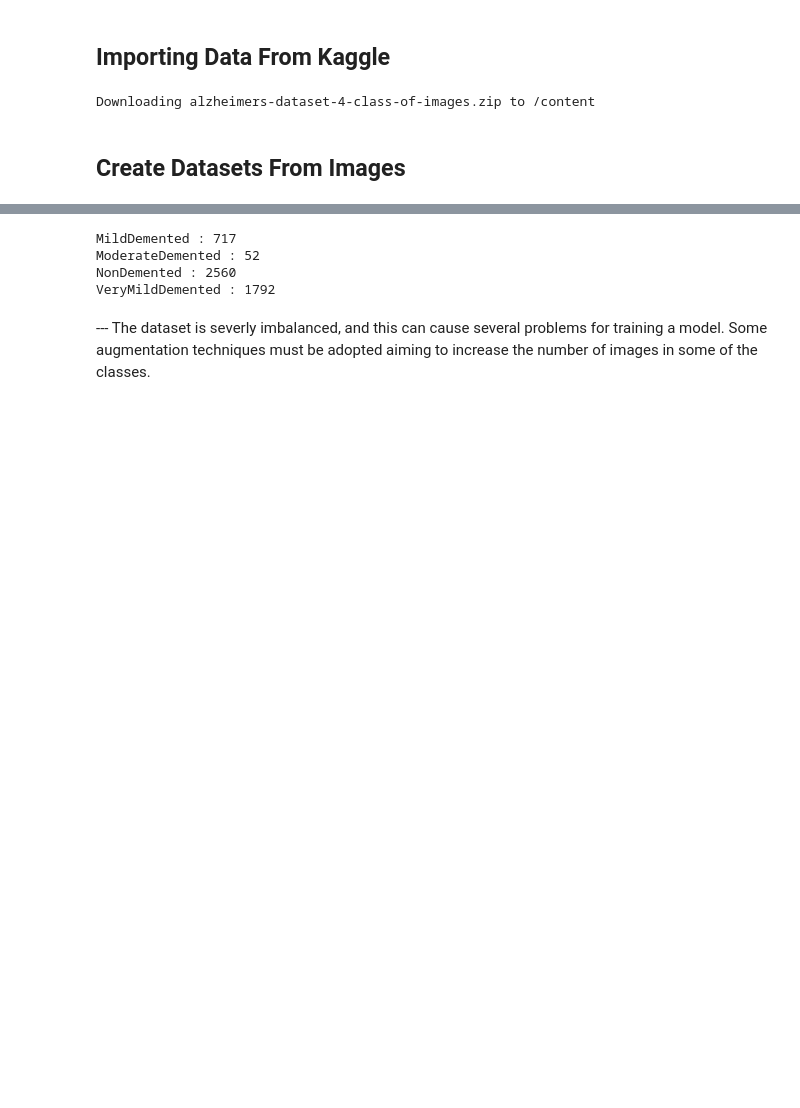
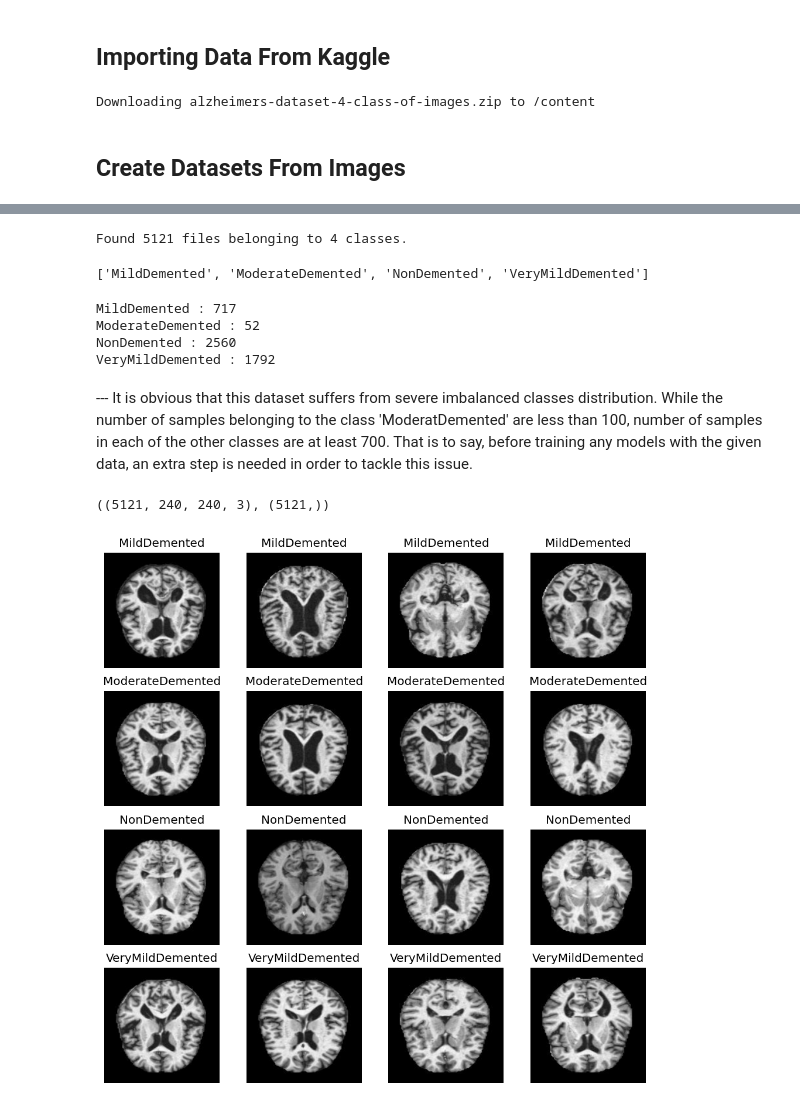
Before and after one commit to MostafaJahanian/DL_Projects, a Jupyter notebook: alzheimer_brain_images_classification_using_cnn.ipynb, the cells around one changed output, grey strips where cells are left out. Saved outputs shown, nothing was run; the diff lists cells and outputs as text; code cells hidden in the pictures; blank space fills up the shorter version.

```diff
--- a/alzheimer_brain_images_classification_using_cnn.ipynb
+++ b/alzheimer_brain_images_classification_using_cnn.ipynb
@@ -59,13 +41,58 @@ train_set.class_names, test_set.class_names
+# %%
+class_names = keras.utils.image_dataset_from_directory('/content/Alzheimer_s Dataset/train').class_names
+class_names
+# %% [output]
+Found 5121 files belonging to 4 classes.
+['MildDemented', 'ModerateDemented', 'NonDemented', 'VeryMildDemented']
 # %%
-train_dir = pathlib.Path('/content/Alzheimer_s Dataset/train')
+train_images_dir = []
+for label in class_names:
+  train_images_dir.append(list(train_dir.glob(f'{label}/*')))
 
-for label in train_set.class_names:
-  images = list(train_dir.glob(f'{label}/*'))
-  print(f'{label} : {len(images)}')
+for i in range(len(class_names)):
+  print(f'{class_names[i]} : {len(train_images_dir[i])}')
 # %% [output]
 MildDemented : 717
 ModerateDemented : 52
 NonDemented : 2560
 VeryMildDemented : 1792
-# %% [markdown]
---- The dataset is severly imbalanced, and this can cause several problems for training a model. Some augmentation techniques must be adopted aiming to increase the number of images in some of the classes.
+# %% [markdown]
+--- It is obvious that this dataset suffers from severe imbalanced classes distribution. While the number of samples belonging to the class 'ModeratDemented' are less than 100, number of samples in each of the other classes are at least 700. That is to say, before training any models with the given data, an extra step is needed in order to tackle this issue.
+# %%
+images_dict = dict(zip(class_names, train_images_dir))
+
+train_images, train_labels = [], []
+for key in images_dict:
+  for path in images_dict[key]:
+    image = cv2.resize(cv2.imread(str(path)), (240, 240))
+    train_images.append(image)
+    train_labels.append(class_names.index(key))
+
+train_images = np.array(train_images)
+train_labels = np.array(train_labels)
+
+train_images.shape, train_labels.shape
+# %% [output]
+((5121, 240, 240, 3), (5121,))
+# %%
+target_labels, printed_labels = [0, 1, 2, 3], []
+plt.figure(figsize = (10, 10), dpi = 120)
+count = 0
+
+for i in range(len(train_images)):
+
+  if printed_labels.count(train_labels[i]) == 4 and train_labels[i] in target_labels:
+    target_labels.remove(train_labels[i])
+
+  if len(target_labels) == 0:
+    break
+
+  if train_labels[i] in target_labels:
+    ax = plt.subplot(4, 4, count + 1)
+    plt.imshow(train_images[i])
+    plt.axis(False)
+    plt.title(class_names[train_labels[i]])
+    printed_labels.append(train_labels[i])
+    count += 1
+# %% [output]
+[figure, added]
```
Also changed, not shown: parts of 24 cells of this notebook.
